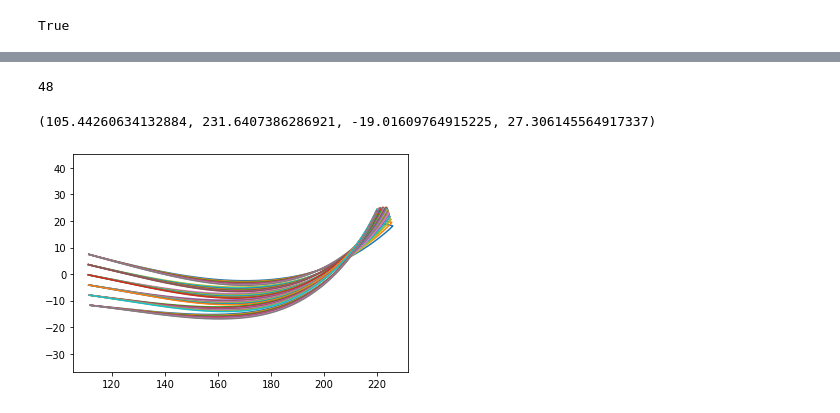
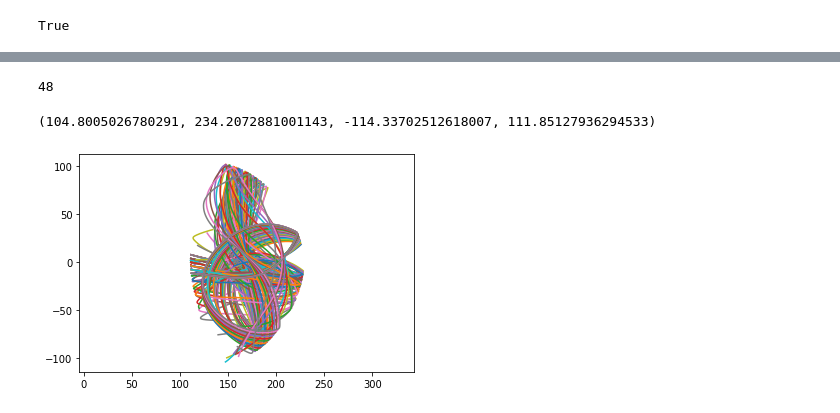
Before and after one commit to vandelij/genray_cql3d_plots, a Jupyter notebook: shots/174658/scan_beam_and_RF/beam_2_5_scan/rfpwrscan_notebook.ipynb, the cells around one changed output, grey strips where cells are left out. Cells and saved outputs as stored; diff of their text form; code cells hidden in the pictures.

```diff
--- a/shots/174658/scan_beam_and_RF/beam_2_5_scan/rfpwrscan_notebook.ipynb
+++ b/shots/174658/scan_beam_and_RF/beam_2_5_scan/rfpwrscan_notebook.ipynb
@@ -633,18 +695,20 @@ Text(0, 0.5, 'SPA for 1 MW RF')
 # %%
 # Ray traces
 
 wr  = cqlrf_nc_0_1.variables["wr"][:] #major radius of the ray at each point along the trace
 wz  = cqlrf_nc_0_1.variables["wz"][:]
 
+wr[wr ==0] = np.nan
+wz[wz==0] = np.nan
 print(len(wr))
 for i_ray in range(len(wr)):
     plt.plot(wr[i_ray, :], wz[i_ray, :])
 
 plt.axis('equal')
 # %% [output]
 48
-(105.44260634132884, 231.6407386286921, -19.01609764915225, 27.306145564917337)
+(104.8005026780291, 234.2072881001143, -114.33702512618007, 111.85127936294533)
-[figure, old version]
+[figure, new version]
 # %%
 wr  = cqlrf_nc_0_1.variables["wr"][:] #major radius of the ray at each point along the trace
 wz  = cqlrf_nc_0_1.variables["wz"][:]
```
Also changed, not shown: parts of 18 cells of this notebook, 2 other files.
